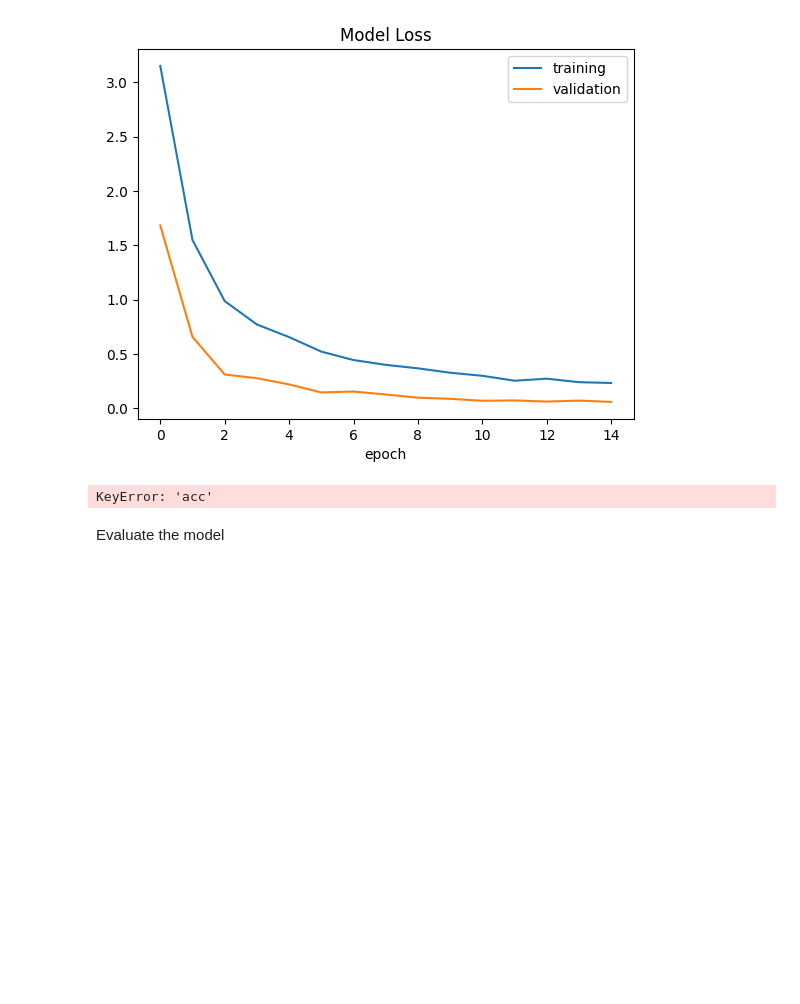
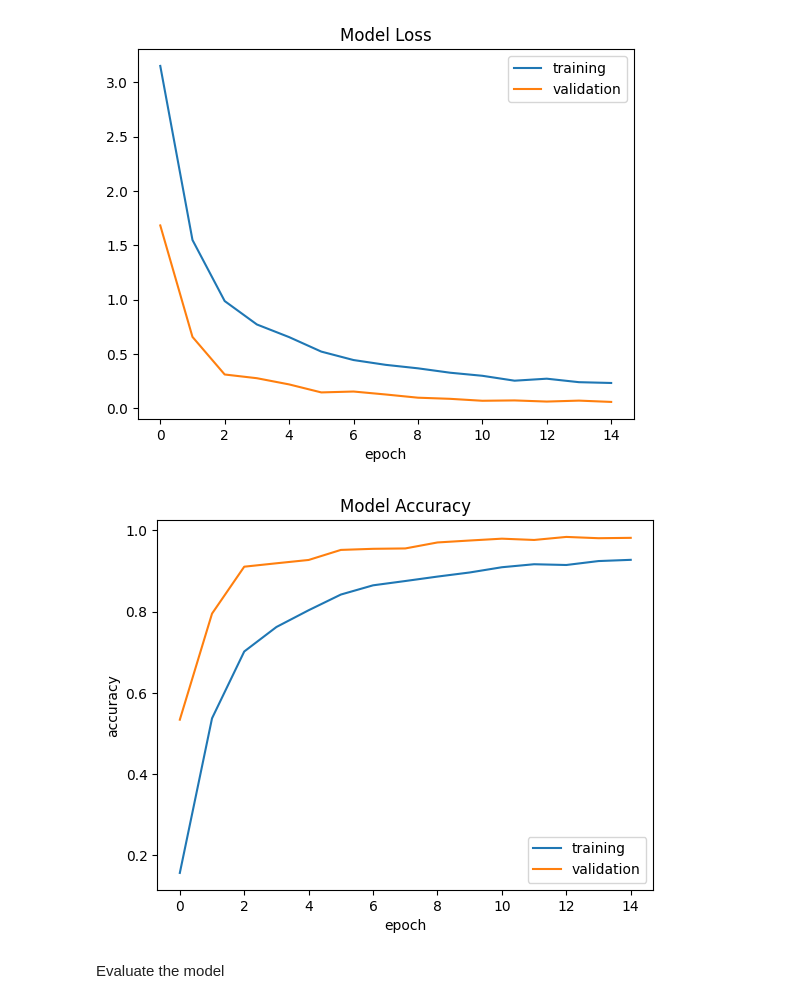
Before and after one commit to ZahraHJalili/NASA_Challenges2025_AuraAI, a Jupyter notebook: Traffic_Sign_Classification.ipynb, the cells around one changed output. Cells and saved outputs as stored; diff of their text form; code cells hidden in the pictures; blank space fills up the shorter version.

```diff
--- a/Traffic_Sign_Classification.ipynb
+++ b/Traffic_Sign_Classification.ipynb
@@ -323,13 +323,15 @@ plt.xlabel('epoch')
 Text(0.5, 0, 'epoch')
 [figure]
 # %%
-plt.plot(history.history['acc'])
-plt.plot(history.history['val_acc'])
+plt.plot(history.history['accuracy'])
+plt.plot(history.history['val_accuracy'])
 plt.legend(['training', 'validation'])
 plt.title('Model Accuracy')
 plt.xlabel('epoch')
+plt.ylabel('accuracy')
+plt.show()
 # %% [output]
-KeyError: 'acc'
+[figure, added]
 # %% [markdown]
 Evaluate the model
 # %%
```
Also changed, not shown: parts of 9 cells of this notebook.
